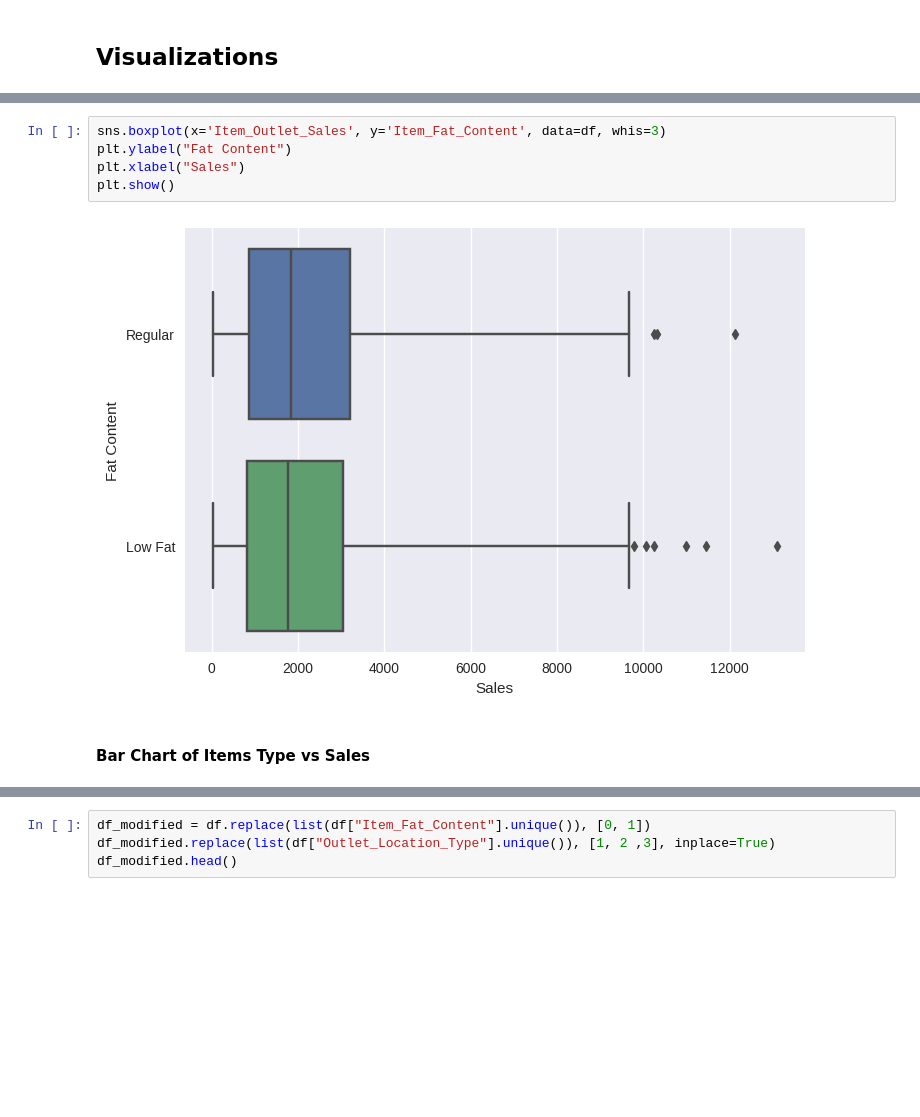
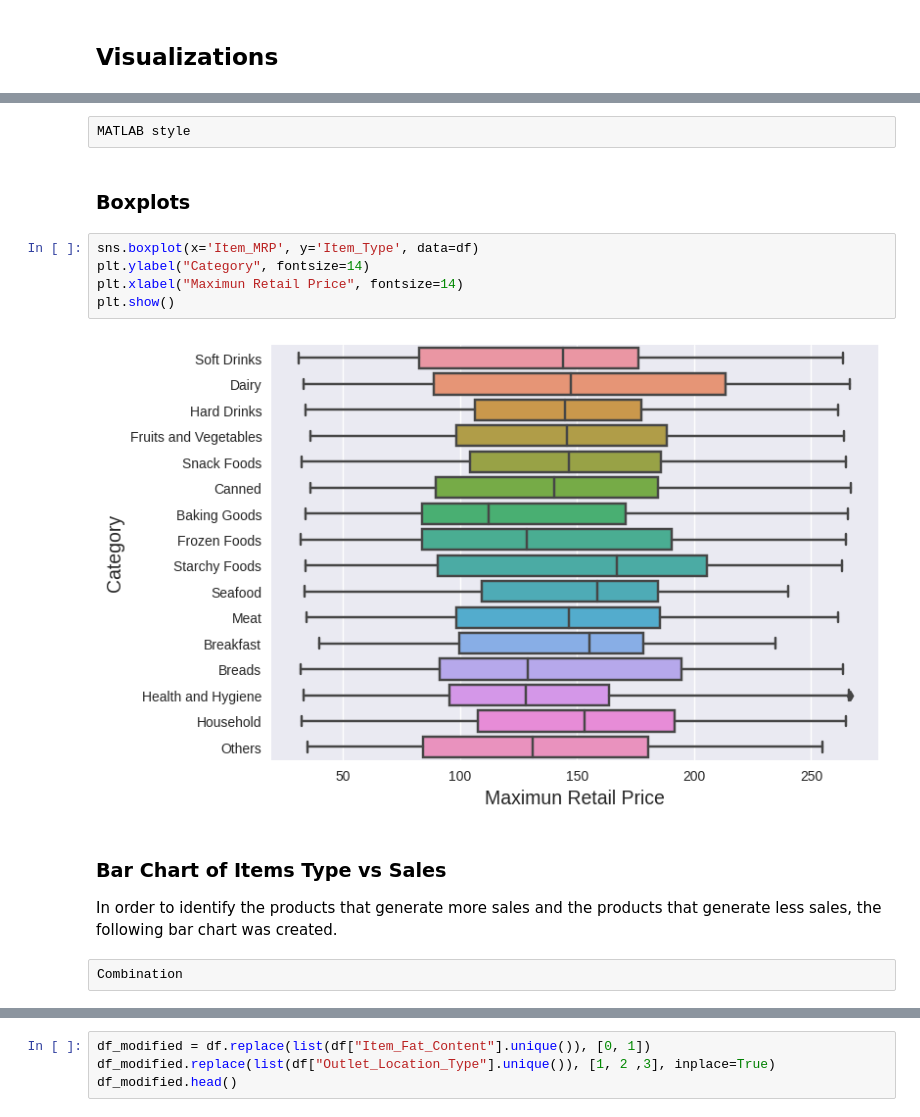
Before and after one commit to YeisonAndreyLiCe/food_sales_prediction, a Jupyter notebook: food_sales_forecast.ipynb, the cells around one changed output, grey strips where cells are left out. Cells and saved outputs as stored; diff of their text form; blank space fills up the shorter version.

```diff
--- a/food_sales_forecast.ipynb
+++ b/food_sales_forecast.ipynb
@@ -347,12 +360,19 @@ for n in range(0,len(axs)):
+# %% [raw]
+MATLAB style
+# %% [markdown]
+<h3 id="1."> Boxplots </h3>
 # %%
-sns.boxplot(x='Item_Outlet_Sales', y='Item_Fat_Content', data=df, whis=3)
-plt.ylabel("Fat Content")
-plt.xlabel("Sales")
+sns.boxplot(x='Item_MRP', y='Item_Type', data=df)
+plt.ylabel("Category", fontsize=14)
+plt.xlabel("Maximun Retail Price", fontsize=14)
 plt.show()
 # %% [output]
-[figure, old version]
+[figure, new version]
 # %% [markdown]
-#### Bar Chart of Items Type vs Sales
+### Bar Chart of Items Type vs Sales
+In order to identify the products that generate more sales and the products that generate less sales, the following bar chart was created.
+# %% [raw]
+Combination
 # %%
 categories = df.groupby("Item_Type")["Item_Outlet_Sales"].sum()
 fig1 = plt.figure(dpi=150)
```
Also changed, not shown: parts of 27 cells of this notebook, 1 other file.
